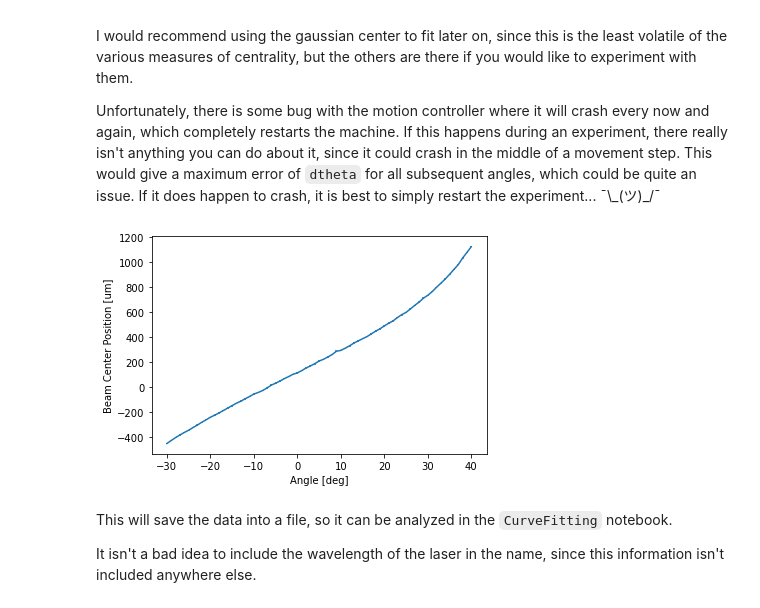
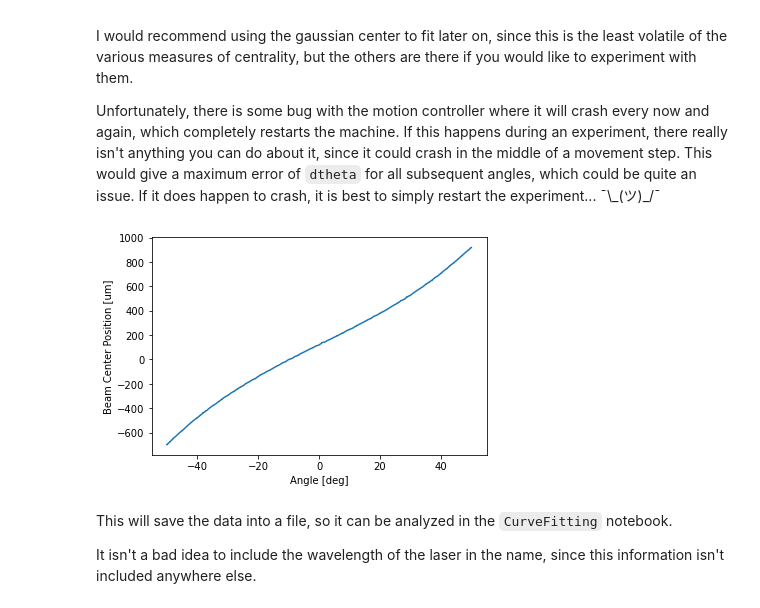
Before and after one commit to Jfeatherstone/IndexOfRefractionMeasurement, a Jupyter notebook: BeamTracking.ipynb, the cells around one changed output. Cells and saved outputs as stored; diff of their text form; code cells hidden in the pictures.

```diff
--- a/BeamTracking.ipynb
+++ b/BeamTracking.ipynb
@@ -89,8 +105,8 @@ I would recommend using the gaussian center to fit later on, since this is the l
 Unfortunately, there is some bug with the motion controller where it will crash every now and again, which completely restarts the machine. If this happens during an experiment, there really isn't anything you can do about it, since it could crash in the middle of a movement step. This would give a maximum error of `dtheta` for all subsequent angles, which could be quite an issue. If it does happen to crash, it is best to simply restart the experiment... ¯\\\_(ツ)\_/¯
 # %%
 # Move to the starting position, and set what our final angle should be
-stage.moveAbsolute(40)
-desiredAngle = -40
+stage.moveAbsolute(50)
+desiredAngle = -50
 
 # What step size we use when changing the angle
 dtheta = -1
@@ -141,34 +157,34 @@ while stage.getAngle() > desiredAngle:
 
     # The tinkerforge bricks use some weird units, so we have to
     # divide by these constants
     temperatureArr.append(temperatureSensor.get_temperature()/100)
     humidityArr.append(humiditySensor.get_humidity()/10)
 
     # Note that this will get the *actual* angle of the stage,
     # as opposed to the theoretical angle, so we shouldn't worry
     # about inaccuracies of the movement.
     angleArr.append(stage.getAngle())
 
     # Below here is just for plotting
     clear_output(wait=True)
     plt.errorbar(angleArr, centroidPosArr, yerr=centroidPosSTDArr)
     plt.xlabel("Angle [deg]")
     plt.ylabel("Beam Center Position [um]")
     plt.show()
 
     # As mentioned above, there can be some issues with the motion controller
     # crashing, but there isn't much we can do about it, since it would
     # introduce a significant error into the angle measurements.
     try:
         stage.moveRelative(dtheta)
     except:
         # If it crashes, we have to restart
         clear_output(wait=True)
         print('Motion controller crashed...')
         print('Please restart the experiment')
         break
 # %% [output]
-[figure, old version]
+[figure, new version]
 # %% [markdown]
 This will save the data into a file, so it can be analyzed in the `CurveFitting` notebook.
 
```
Also changed, not shown: parts of 4 cells of this notebook, 7 other files.
